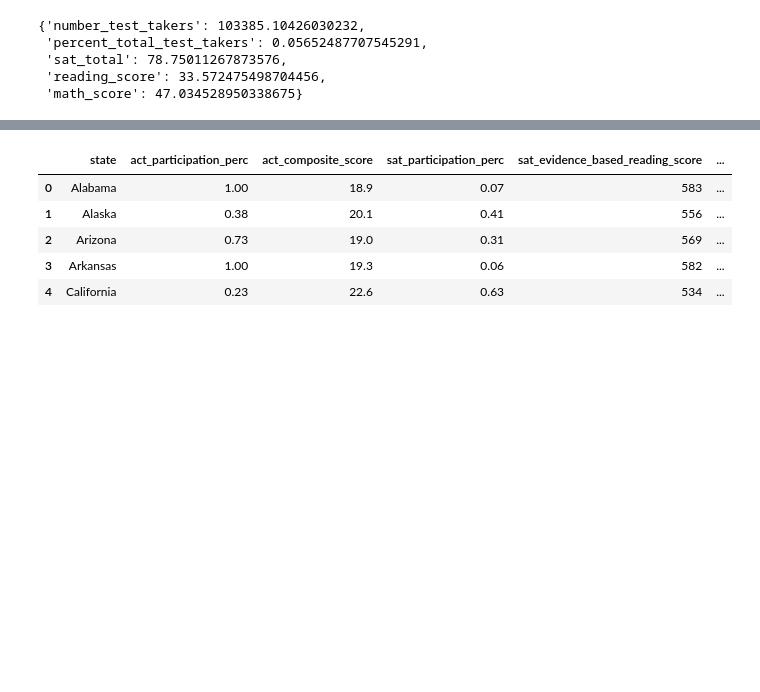
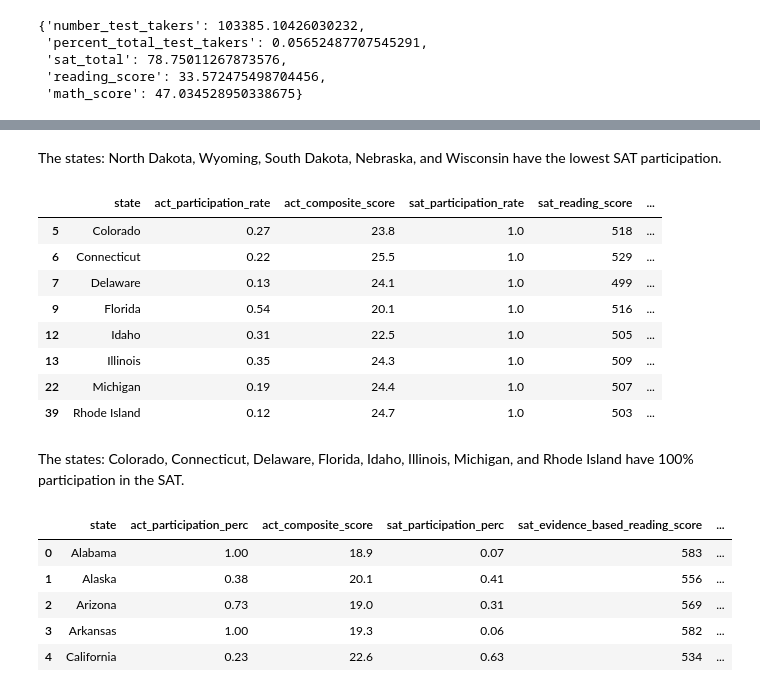
Before and after one commit to maryschindler/project_standardized_test_analysis, a Jupyter notebook: 2.0/code/project_1.ipynb, the cells around one changed output, grey strips where cells are left out. Saved outputs shown, nothing was run; the diff lists cells and outputs as text; code cells hidden in the pictures; blank space fills up the shorter version.

```diff
--- a/2.0/code/project_1.ipynb
+++ b/2.0/code/project_1.ipynb
@@ -630,0 +693,16 @@ sd_stem
+# %% [markdown]
+The states: North Dakota, Wyoming, South Dakota, Nebraska, and Wisconsin have the lowest SAT participation.
+# %%
+sat_act_2019[sat_act_2019['sat_participation_rate'] == 1.00]
+# %% [output]
+|  | state | act_participation_rate | act_composite_score | sat_participation_rate | sat_reading_score | ... |
+| 5 | Colorado | 0.27 | 23.8 | 1.0 | 518 | ... |
+| 6 | Connecticut | 0.22 | 25.5 | 1.0 | 529 | ... |
+| 7 | Delaware | 0.13 | 24.1 | 1.0 | 499 | ... |
+| 9 | Florida | 0.54 | 20.1 | 1.0 | 516 | ... |
+| 12 | Idaho | 0.31 | 22.5 | 1.0 | 505 | ... |
+| 13 | Illinois | 0.35 | 24.3 | 1.0 | 509 | ... |
+| 22 | Michigan | 0.19 | 24.4 | 1.0 | 507 | ... |
+| 39 | Rhode Island | 0.12 | 24.7 | 1.0 | 503 | ... |
+# %% [markdown]
+The states: Colorado, Connecticut, Delaware, Florida, Idaho, Illinois, Michigan, and Rhode Island have 100% participation in the SAT.
```
Also changed, not shown: parts of 69 cells of this notebook, 4 other files.
